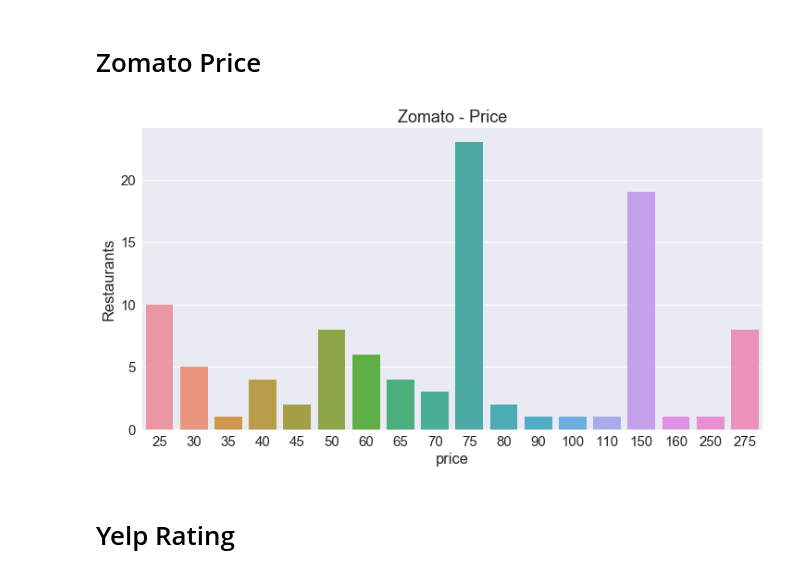
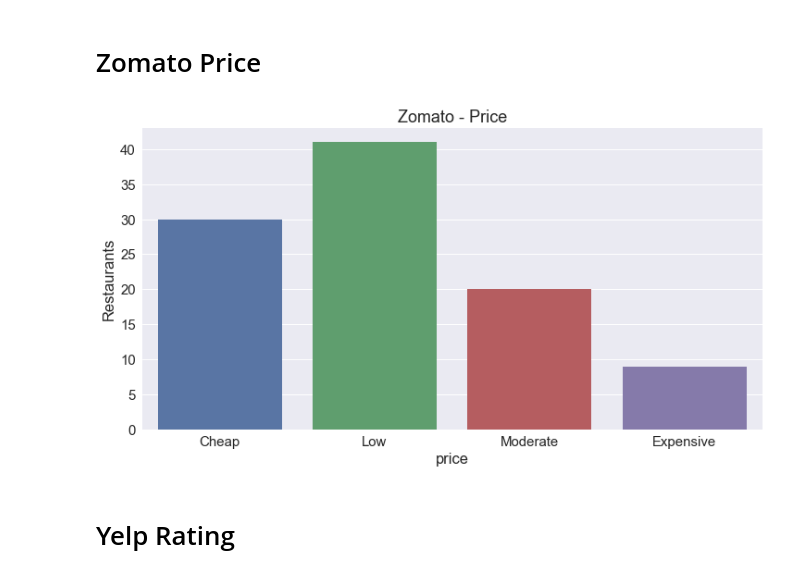
Before and after one commit to imjuoy/HungryGator, a Jupyter notebook: src/Hungrygator_Source_Code.ipynb, the cells around one changed output. Saved outputs shown, nothing was run; the diff lists cells and outputs as text; code cells hidden in the pictures.

```diff
--- a/src/Hungrygator_Source_Code.ipynb
+++ b/src/Hungrygator_Source_Code.ipynb
@@ -332,18 +332,23 @@ zomato = zomato.sort_values('price', ascending=False)
+# %%
+zomato = zomato.sort_values('price', ascending=False)
+
+zomato['price_segment'] = 'Cheap'
+zomato['price_segment'][zomato['price'] > 50] = 'Low'
+zomato['price_segment'][zomato['price'] > 100] = 'Moderate'
+zomato['price_segment'][zomato['price'] > 175] = 'Expensive'
 # %%
 sns.set(font_scale= 1.5)
 fig, ax = plt.subplots(figsize=(12,6))
-sns.countplot(ax = ax, x='price', data=zomato)
-
+sns.countplot(ax = ax, x='price_segment', data=zomato, order= ['Cheap','Low','Moderate','Expensive'])
 ax = plt.gca()
-
 #ax.set_xticklabels(['\$','\$$','\$$\$', '\$\$\$$'])
 plt.title('Zomato - Price')
 plt.xlabel('price')
 plt.ylabel('Restaurants')
 
 plt.show()
 # %% [output]
-[figure, old version]
+[figure, new version]
 # %% [markdown]
 # Yelp Rating
 # %%
```
Also changed, not shown: parts of 17 cells of this notebook.
